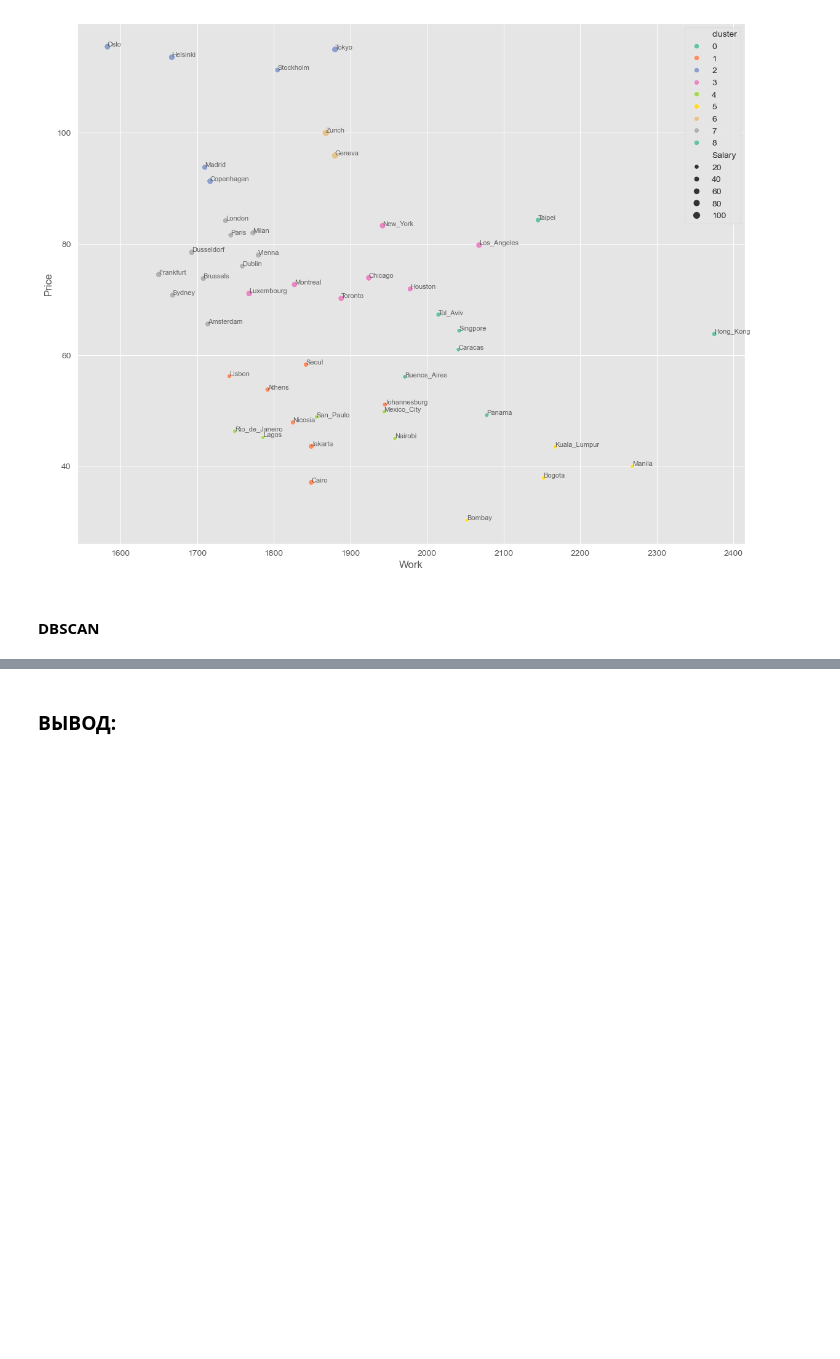
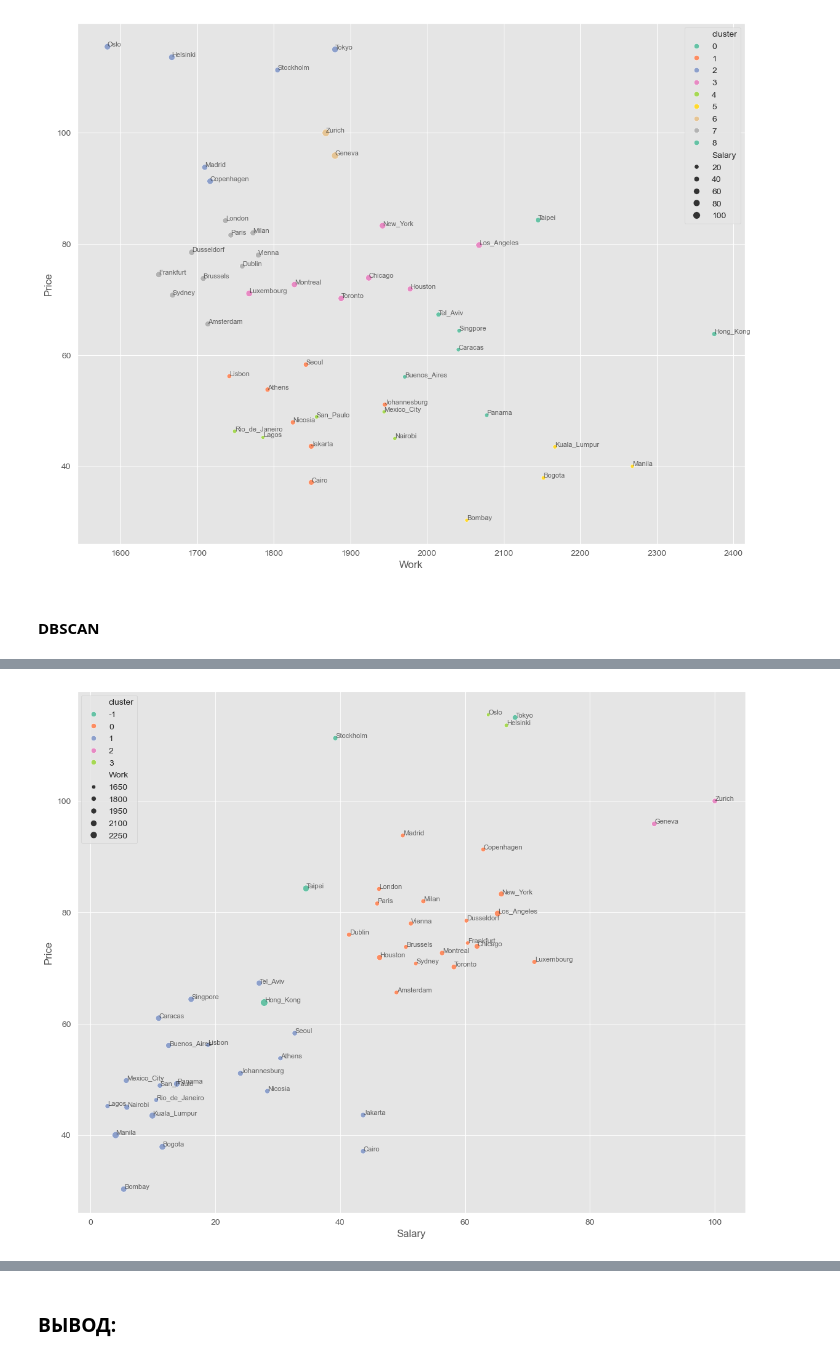
Before and after one commit to FEDOROV-ALEXANDER/Data_Analysis, a Jupyter notebook: cluster/задача_2_Economics of Cities/lab1.ipynb, the cells around one changed output, grey strips where cells are left out. Saved outputs shown, nothing was run; the diff lists cells and outputs as text; code cells hidden in the pictures; blank space fills up the shorter version.

Commit message:
Доделал DBSCAN, но надо маленько теорию чекнуть, чтобы все нор оформить

```diff
--- a/cluster/задача_2_Economics of Cities/lab1.ipynb
+++ b/cluster/задача_2_Economics of Cities/lab1.ipynb
@@ -415,3 +416,27 @@ plt.show()
 #### DBSCAN
 # %%
 df_dbscan = df
+# %%
+eps_1 = [0.05,0.06,  0.075, 0.09, 0.1, 0.11, 0.125, 0.2, 0.25, 0.3, 0.35,  0.4,  0.5, 0.95, 1, 1.25, 1.5, 1.75, 2, 2.25, 2.5, 2.75, 3, 3.25, 3.5, 3.75, 4]
+min_samples_1 = [ 1,2, 3, 4, 5, 10, 15, 20, 25]
+# %%
+sil_avg = []
+max_value = [0, 0, 0, -1]
+# %%
+for i in range(len(eps_1)):
+    for j in range(len(min_samples_1)):
+
+        db = DBSCAN(min_samples = min_samples_1[j], eps =eps_1[i]).fit(df_scaled[['Work', 'Price', "Salary"]])
+        labels = db.labels_
+        n_clusters_ = len(set(labels)) - (1 if -1 in labels else 0)
+
+        if n_clusters_ > 1:
+            silhouette_avg = metrics.silhouette_score(df_scaled[['Work', 'Price', "Salary"]], labels)
+            if silhouette_avg > max_value[3]:
+                max_value=(eps_1[i], min_samples_1[j], n_clusters_, silhouette_avg)
+            sil_avg.append(silhouette_avg)
+
+print("epsilon=", max_value[0],
+      "\nmin_sample=", max_value[1],
+      "\nnumber of clusters=", max_value[2],
+      "\naverage silhouette score= %.4f" % max_value[3])
@@ -417,0 +448,8 @@ df_dbscan = df
+# %%
+dbscan_4 = DBSCAN(eps=max_value[0], metric='euclidean', min_samples=max_value[1], algorithm= 'brute')
+
+dbscan_4.fit(df_scaled[['Work', 'Price', "Salary"]])
+df_dbscan['cluster'] = dbscan_4.labels_
+
+unique, counts = np.unique(dbscan_4.labels_, return_counts=True)
+print(np.asarray((unique, counts)).T)
@@ -417,0 +472,13 @@ df_dbscan = df
+# %%
+plt.figure(figsize=(14,11))
+sns.scatterplot(x=df_dbscan['Salary'], y=df_dbscan['Price'], size=df_dbscan['Work'],hue=df_dbscan['cluster'], palette='Set2', markers=df_dbscan['City'])
+for i in range(len(df_dbscan)):
+    plt.text(x=df_dbscan['Salary'].iloc[i] + 0.05,
+             y=df_dbscan['Price'].iloc[i] + 0.05,
+             s=df_dbscan['City'].iloc[i],
+             fontsize=8,
+             alpha=0.7)
+
+plt.show()
+# %% [output]
+[figure, added]
```
Also changed, not shown: parts of 6 cells of this notebook.
